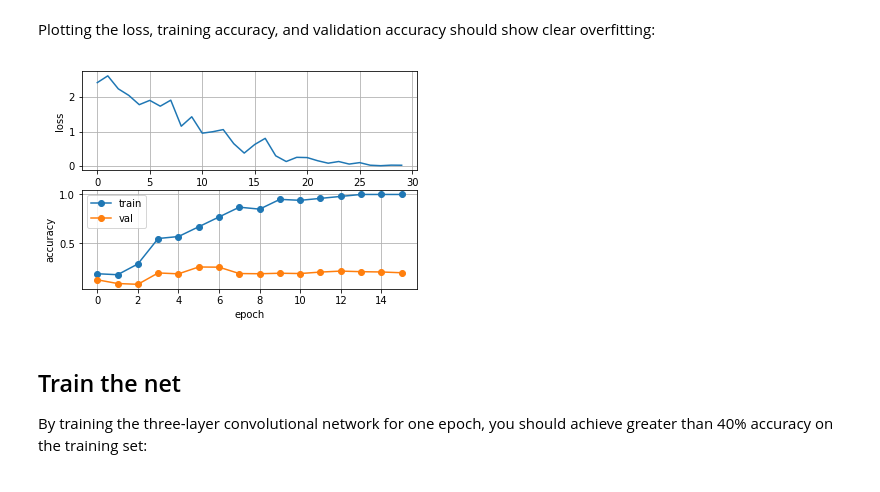
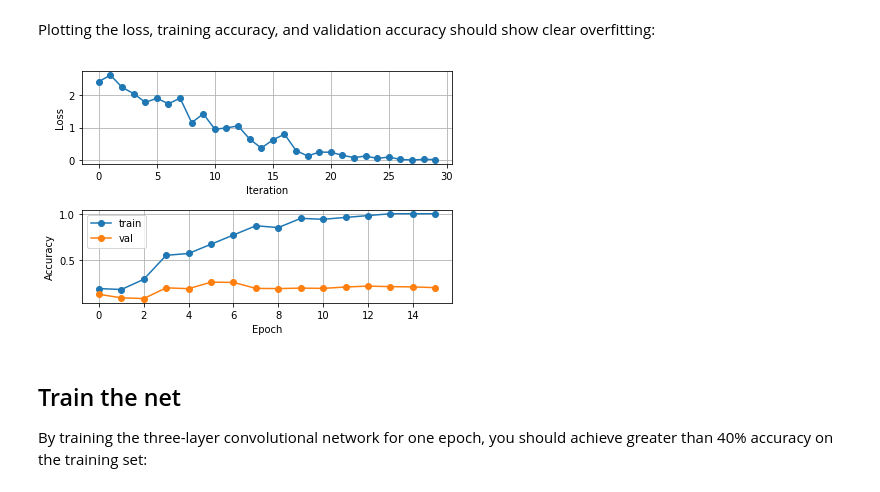
Before and after one commit to seankala/cs231n, a Jupyter notebook: assignments/assignment2/ConvolutionalNetworks.ipynb, the cells around one changed output. Drawn from its saved outputs; the diff is of its cells as text; code cells hidden in the pictures.

```diff
--- a/assignments/assignment2/ConvolutionalNetworks.ipynb
+++ b/assignments/assignment2/ConvolutionalNetworks.ipynb
@@ -486,21 +488,22 @@ solver.train()
 Plotting the loss, training accuracy, and validation accuracy should show clear overfitting:
 # %%
 plt.subplot(2, 1, 1)
-plt.plot(solver.loss_history, '-')
-plt.xlabel('iteration')
-plt.ylabel('loss')
+plt.plot(solver.loss_history, '-o')
+plt.xlabel('Iteration')
+plt.ylabel('Loss')
 plt.grid()
 
 plt.subplot(2, 1, 2)
 plt.plot(solver.train_acc_history, '-o')
 plt.plot(solver.val_acc_history, '-o')
 plt.legend(['train', 'val'], loc='upper left')
-plt.xlabel('epoch')
-plt.ylabel('accuracy')
+plt.xlabel('Epoch')
+plt.ylabel('Accuracy')
 plt.grid()
+plt.tight_layout()
 plt.show()
 # %% [output]
-[figure, old version]
+[figure, new version]
 # %% [markdown]
 ## Train the net
 By training the three-layer convolutional network for one epoch, you should achieve greater than 40% accuracy on the training set:
```
Also changed, not shown: parts of 6 cells of this notebook, 1 other file.
